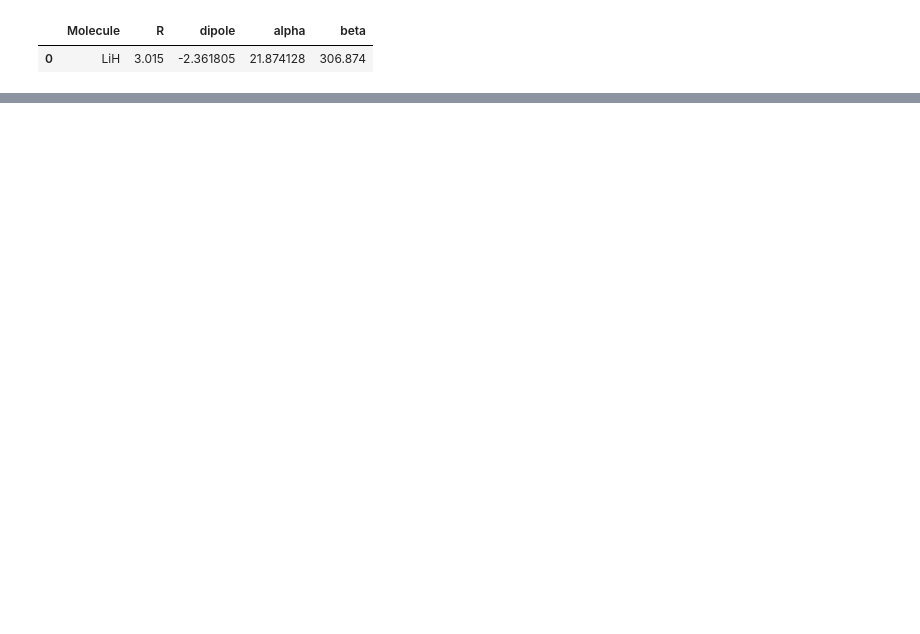
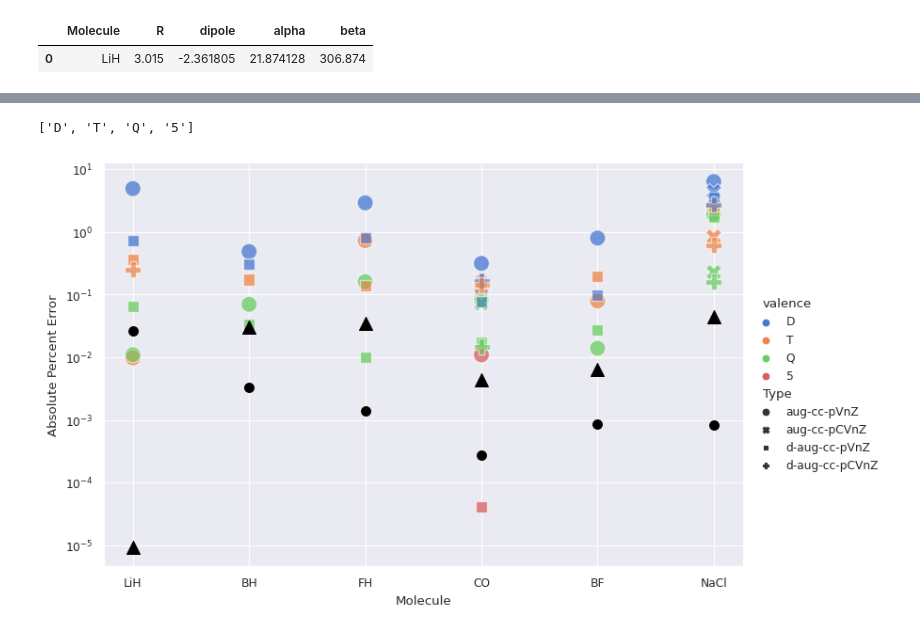
Before and after one commit to ahurta92/QuantumResponsePro, a Jupyter notebook: examples/PolarizabilityPaper/ConvergenceAnalysisBeta.ipynb, the cells around one changed output, grey strips where cells are left out. Cells and saved outputs as stored; diff of their text form; code cells hidden in the pictures; blank space fills up the shorter version.

```diff
--- a/examples/PolarizabilityPaper/ConvergenceAnalysisBeta.ipynb
+++ b/examples/PolarizabilityPaper/ConvergenceAnalysisBeta.ipynb
@@ -31,0 +106,14 @@ ModuleNotFoundError: No module named 'plotly'
+# %%
+
+
+
+low_data = PolarizabilityData(mols, 'hf', 'dipole', all_basis_sets,
+                              october_absolute_kain_path.joinpath
+                              ('low-low'),overwrite=False)
+high_data = PolarizabilityData(mols, 'hf', 'dipole', all_basis_sets, october_absolute_kain_path
+                               .joinpath('high-high'),overwrite=True)
+
+low_data.save_dfs()
+high_data.save_dfs()
+low_data.polar_data.query('omega==0')
+low_data.iso_data.query('omega==0')
@@ -31,0 +151,16 @@ ModuleNotFoundError: No module named 'plotly'
+# %%
+low_z_data=create_z_data(low_data,'two')
+# create Protocol column
+low_z_data['Protocol']='Medium'
+high_z_data=create_z_data(high_data,'two')
+high_z_data['Protocol']='High'
+z_data=pd.concat([low_z_data,high_z_data])
+z_data
+# remove HeNe
+z_data=z_data.query('molecule!="HeNe"')
+# %%
+z_abs_error_plot=compare_z_to_basis_set(z_data,y='Absolute Percent Error')
+z_abs_error_plot.savefig(paper_path.joinpath('z_abs_error_plot_2.png'),dpi=600)
+# %% [output]
+['D', 'T', 'Q', '5']
+[figure, added]
```
Also changed, not shown: parts of 18 cells of this notebook, 8 other files.
